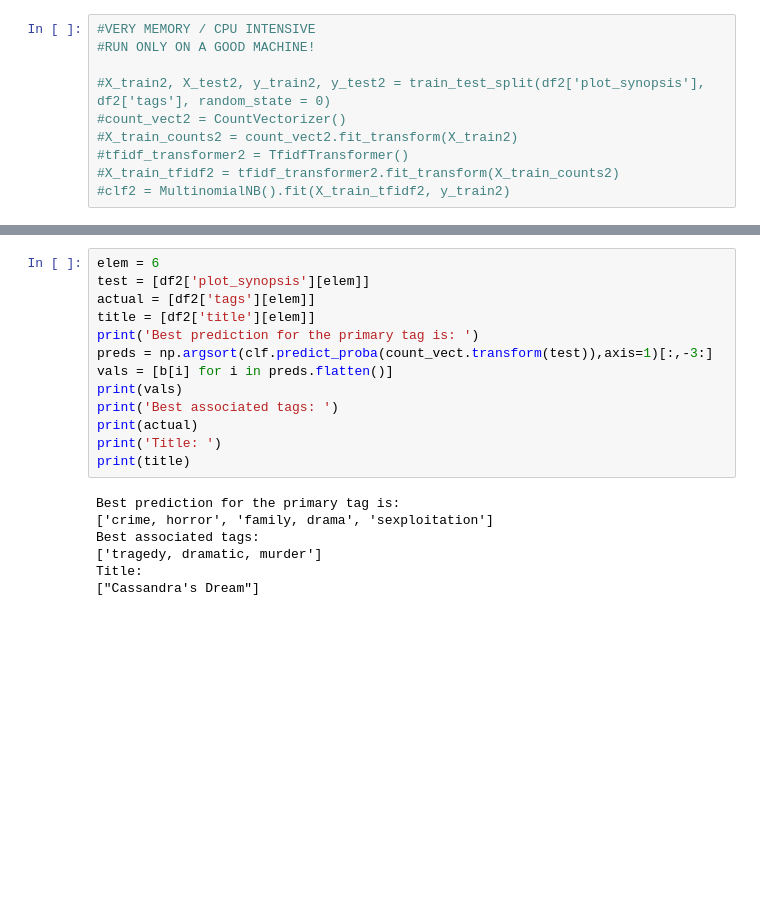
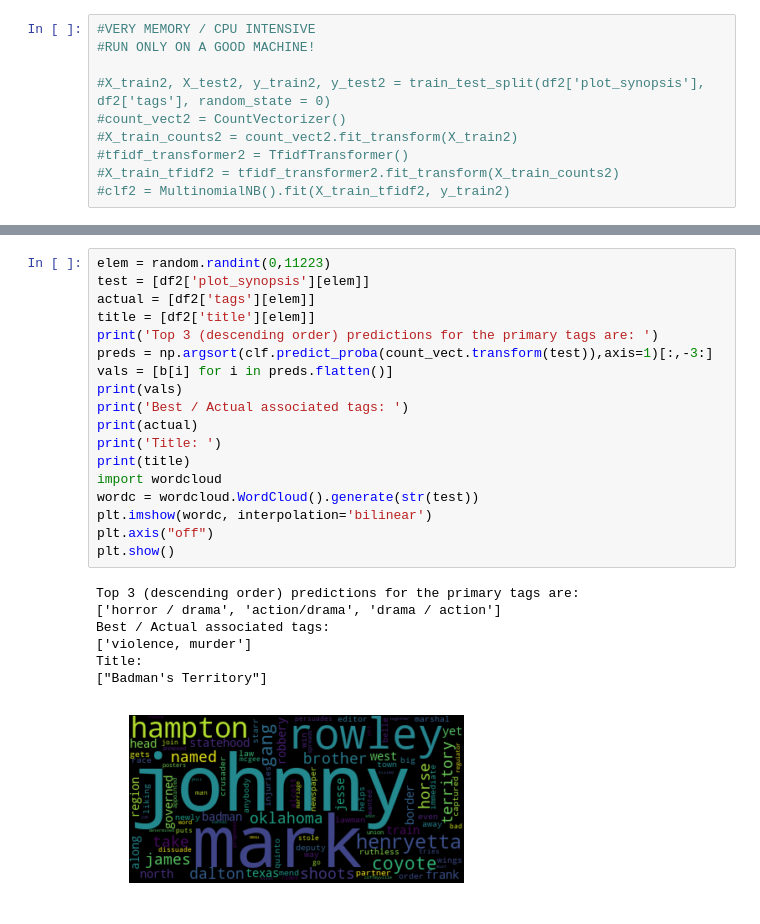
Before and after one commit to AlbertNegura/CATS, a Jupyter notebook: GenrePredictor.ipynb, the cells around one changed output, grey strips where cells are left out. Cells and saved outputs as stored; diff of their text form; blank space fills up the shorter version.

Commit message:
Added automatic word cloud / start for LSTM/RNN
Working towards title generation without use of tags

```diff
--- a/GenrePredictor.ipynb
+++ b/GenrePredictor.ipynb
@@ -196,20 +198,26 @@ clf = MultinomialNB().fit(X_train_tfidf, y_train)
 # %%
-elem = 6
+elem = random.randint(0,11223)
 test = [df2['plot_synopsis'][elem]]
 actual = [df2['tags'][elem]]
 title = [df2['title'][elem]]
-print('Best prediction for the primary tag is: ')
+print('Top 3 (descending order) predictions for the primary tags are: ')
 preds = np.argsort(clf.predict_proba(count_vect.transform(test)),axis=1)[:,-3:]
 vals = [b[i] for i in preds.flatten()]
 print(vals)
-print('Best associated tags: ')
+print('Best / Actual associated tags: ')
 print(actual)
 print('Title: ')
 print(title)
+import wordcloud
+wordc = wordcloud.WordCloud().generate(str(test))
+plt.imshow(wordc, interpolation='bilinear')
+plt.axis("off")
+plt.show()
 # %% [output]
-Best prediction for the primary tag is:
-['crime, horror', 'family, drama', 'sexploitation']
-Best associated tags:
-['tragedy, dramatic, murder']
+Top 3 (descending order) predictions for the primary tags are:
+['horror / drama', 'action/drama', 'drama / action']
+Best / Actual associated tags:
+['violence, murder']
 Title:
-["Cassandra's Dream"]
+["Badman's Territory"]
+[figure, added]
```
Also changed, not shown: parts of 13 cells of this notebook.
